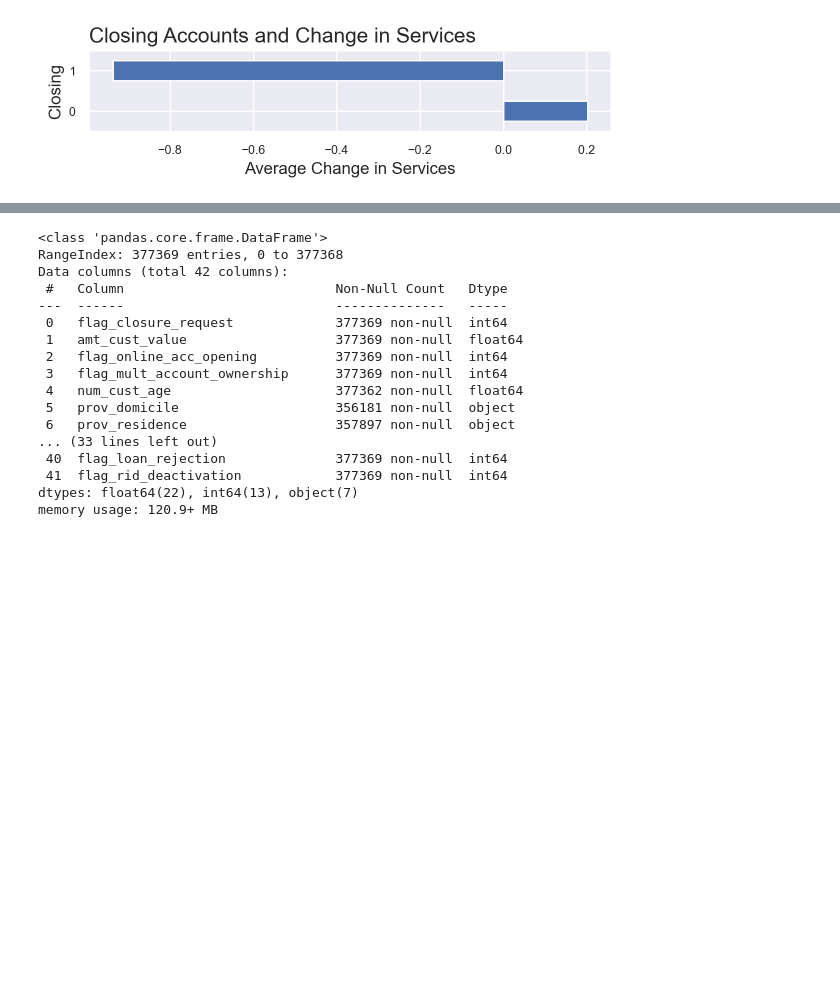
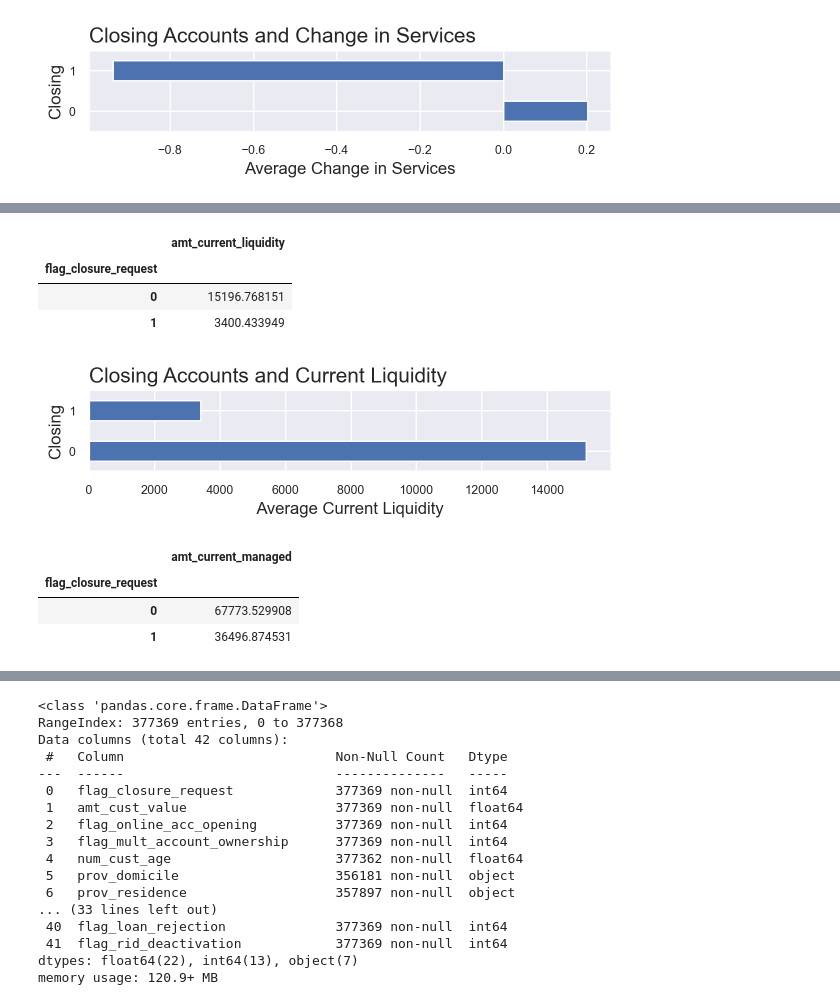
Before and after one commit to fedfioravanti/Bank-Churn-Prediction, a Jupyter notebook: notebooks/Bank-Churn-01-Intro-EDA.ipynb, the cells around one changed output, grey strips where cells are left out. Cells and saved outputs as stored; diff of their text form; code cells hidden in the pictures; blank space fills up the shorter version.

```diff
--- a/notebooks/Bank-Churn-01-Intro-EDA.ipynb
+++ b/notebooks/Bank-Churn-01-Intro-EDA.ipynb
@@ -888,0 +910,30 @@ plt.show()
+# %%
+# display the average current liquidity for remaining and closing accounts
+current_liquidity = df.groupby('flag_closure_request')[['amt_current_liquidity']].mean()
+current_liquidity
+# %% [output]
+|  | amt_current_liquidity |
+| flag_closure_request |  |
+| 0 | 15196.768151 |
+| 1 | 3400.433949 |
+# %%
+# create a horizontal bar plot showing the average current liquidity for remaining and closing accounts
+current_liquidity.plot(kind='barh', rot=0, figsize=(6,1))
+plt.title('Closing Accounts and Current Liquidity', loc='left', fontsize = 15)
+plt.ylabel('Closing', fontsize = 12)
+plt.xlabel('Average Current Liquidity', fontsize = 12)
+
+plt.legend('', frameon=False)
+
+plt.show()
+# %% [output]
+[figure, added]
+# %%
+# display the average current managed for remaining and closing accounts
+current_managed = df.groupby('flag_closure_request')[['amt_current_managed']].mean()
+current_managed
+# %% [output]
+|  | amt_current_managed |
+| flag_closure_request |  |
+| 0 | 67773.529908 |
+| 1 | 36496.874531 |
```
Also changed, not shown: parts of 11 cells of this notebook.
